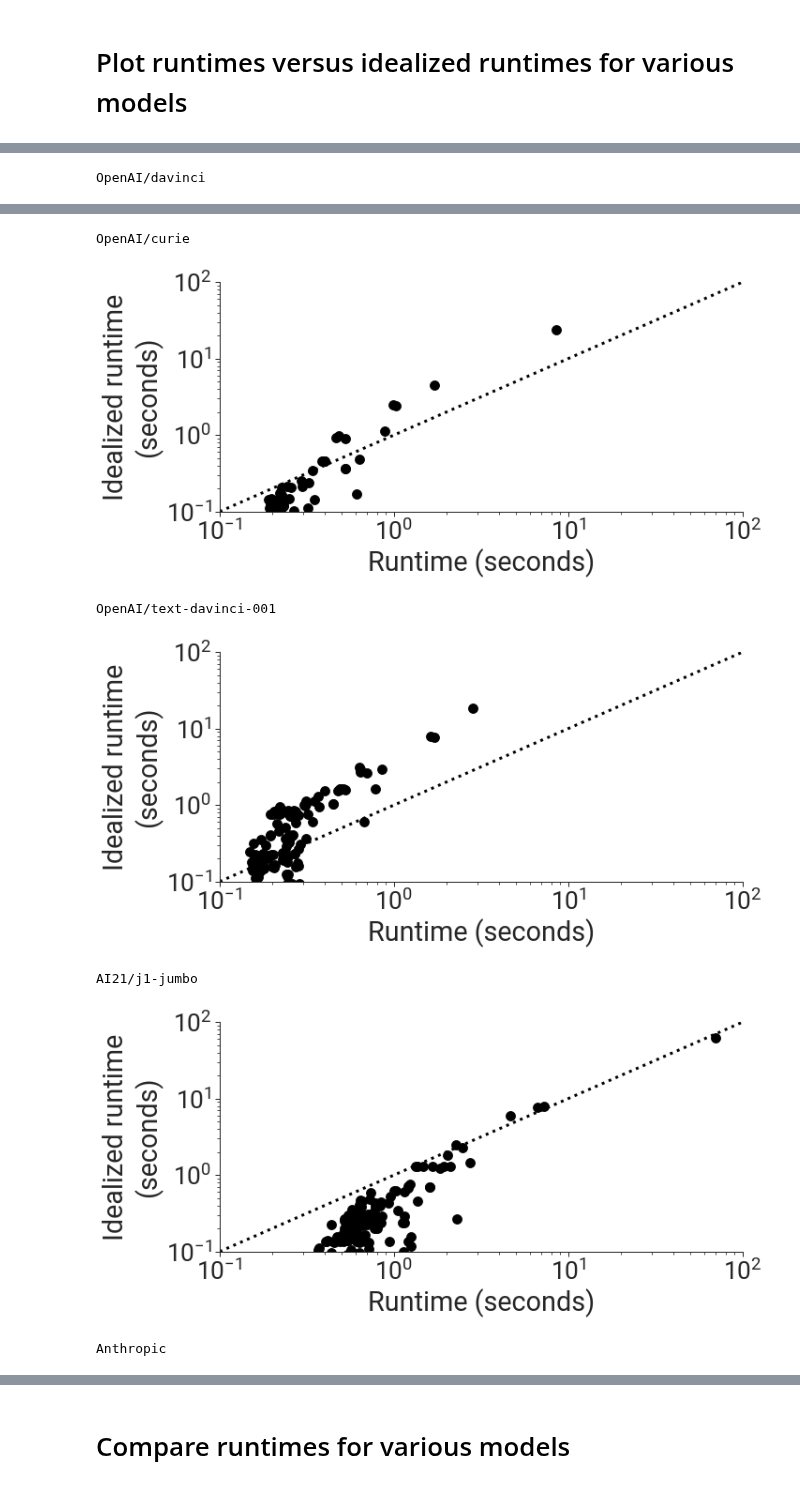
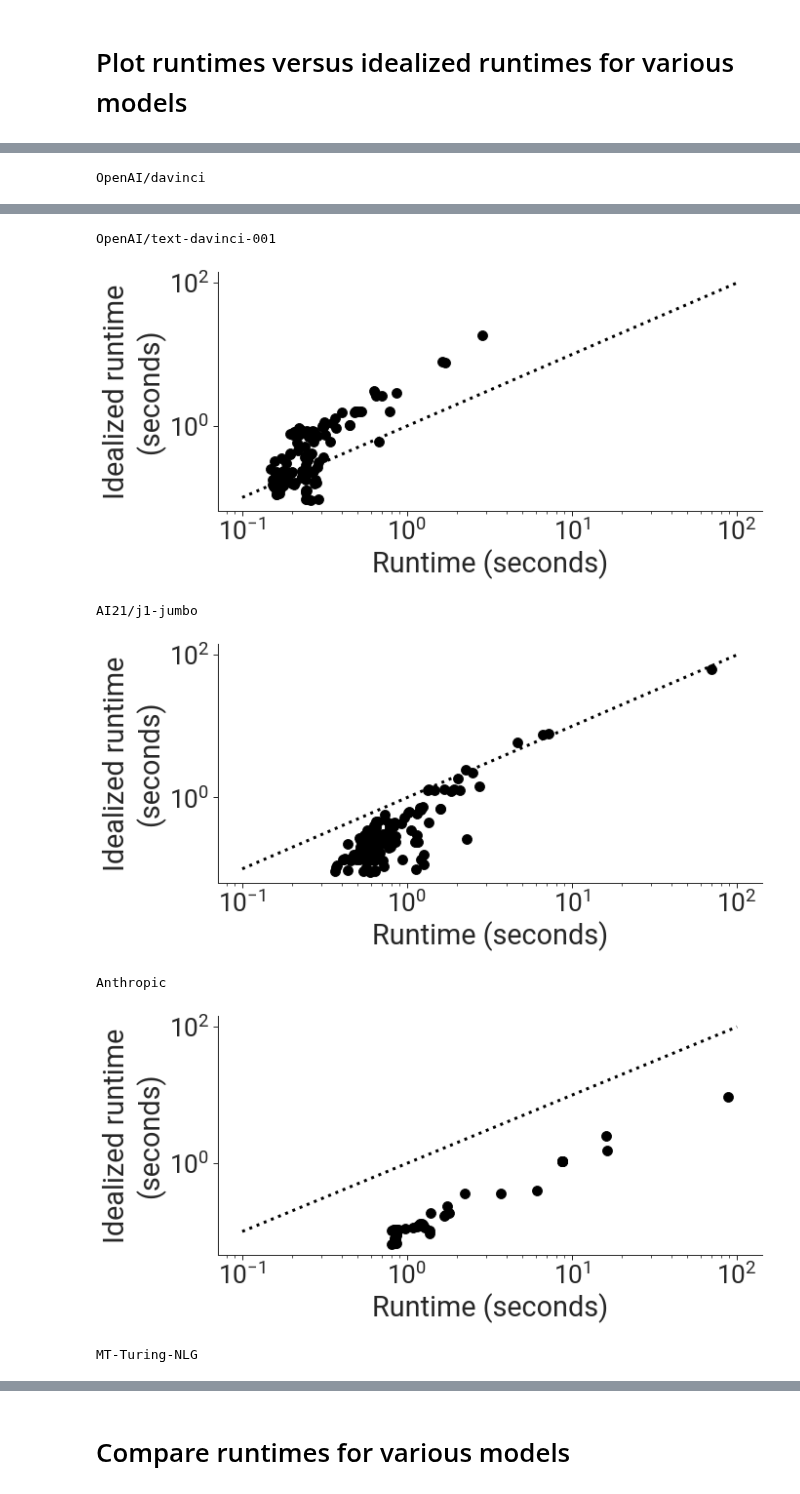
Before and after one commit to stanford-crfm/helm-efficiency, a Jupyter notebook: analyze_runtimes.ipynb, the cells around one changed output, grey strips where cells are left out. Saved outputs shown, nothing was run; the diff lists cells and outputs as text; code cells hidden in the pictures.

Commit message:
Updates to graphs

```diff
--- a/analyze_runtimes.ipynb
+++ b/analyze_runtimes.ipynb
@@ -58,7 +58,8 @@ runtimes_dict = read_logfile("inference_runtimes.tsv")
 # Plot runtimes versus idealized runtimes for various models
 # %%
 def plot_runtime_versus_idealized_runtime(runtimes_dict, label,
-                                          filter_fn=None):
+                                          filter_fn=None,
+                                          output_filename=None):
     print(label)
     plt.figure(figsize=(10, 4.5))
     ax = plt.subplot2grid((1, 1), (0, 0), colspan=1)
@@ -70,13 +71,16 @@ def plot_runtime_versus_idealized_runtime(runtimes_dict, label,
                        marker='o', color='black')
     ax.plot([0.1, 100], [0.1, 100], color='black', linestyle=':')
 
-    ax.set_xlim(0.1, 100)
-    ax.set_ylim(0.1, 100)
+    # ax.set_xlim(0.1, 100)
+    # ax.set_ylim(0.1, 100)
     ax.set_xscale('log')
     ax.set_yscale('log')
     ax.set_xlabel("Runtime (seconds)")
     ax.set_ylabel("Idealized runtime\n(seconds)")
     sns.despine()
+
+    if output_filename is not None:
+        plt.savefig(output_filename, bbox_inches='tight')
     plt.show()
 # %%
 plot_runtime_versus_idealized_runtime(runtimes_dict, "All")
@@ -91,16 +95,19 @@ def filter_fn(runtime_dict, model):
     return False
 
 plot_runtime_versus_idealized_runtime(runtimes_dict, "OpenAI/davinci",
-                                      lambda x: filter_fn(x, "openai_davinci"))
-plot_runtime_versus_idealized_runtime(runtimes_dict, "OpenAI/curie",
-                                      lambda x: filter_fn(x, "openai_curie"))
+                                      lambda x: filter_fn(x, "openai_davinci"),
+                                      output_filename="figures/runtime_vs_idealized_runtime/openai_davinci.pdf")
 plot_runtime_versus_idealized_runtime(runtimes_dict, "OpenAI/text-davinci-001",
-                                      lambda x: filter_fn(x, "openai_text-davinci-001"))
+                                      lambda x: filter_fn(x, "openai_text-davinci-001"),
+                                      output_filename="figures/runtime_vs_idealized_runtime/openai_text_davinci_001.pdf")
 plot_runtime_versus_idealized_runtime(runtimes_dict, "AI21/j1-jumbo",
-                                      lambda x: filter_fn(x, "ai21_j1-jumbo"))
+                                      lambda x: filter_fn(x, "ai21_j1-jumbo"),
+                                      output_filename="figures/runtime_vs_idealized_runtime/ai21_j1_jumbo.pdf")
 plot_runtime_versus_idealized_runtime(runtimes_dict, "Anthropic",
-                                      lambda x: filter_fn(x, "anthropic_stanford-online-helpful-v4-s3"))
+                                      lambda x: filter_fn(x, "anthropic_stanford-online-helpful-v4-s3"),
+                                      output_filename="figures/runtime_vs_idealized_runtime/anthropic.pdf")
 plot_runtime_versus_idealized_runtime(runtimes_dict, "MT-Turing-NLG",
-                                      lambda x: filter_fn(x, "microsoft_TNLGv2_530B"))
+                                      lambda x: filter_fn(x, "microsoft_TNLGv2_530B"),
+                                      output_filename="figures/runtime_vs_idealized_runtime/mt_nlg.pdf")
 # %% [output]
 OpenAI/davinci
@@ -108,7 +115,7 @@ OpenAI/davinci
-OpenAI/curie
+OpenAI/text-davinci-001
-[figure, old version]
+[figure, new version]
-OpenAI/text-davinci-001
+AI21/j1-jumbo
-[figure, old version]
+[figure, new version]
-AI21/j1-jumbo
+Anthropic
-[figure, old version]
+[figure, new version]
-Anthropic
+MT-Turing-NLG
```
Also changed, not shown: parts of 2 cells of this notebook, 14 other files.
